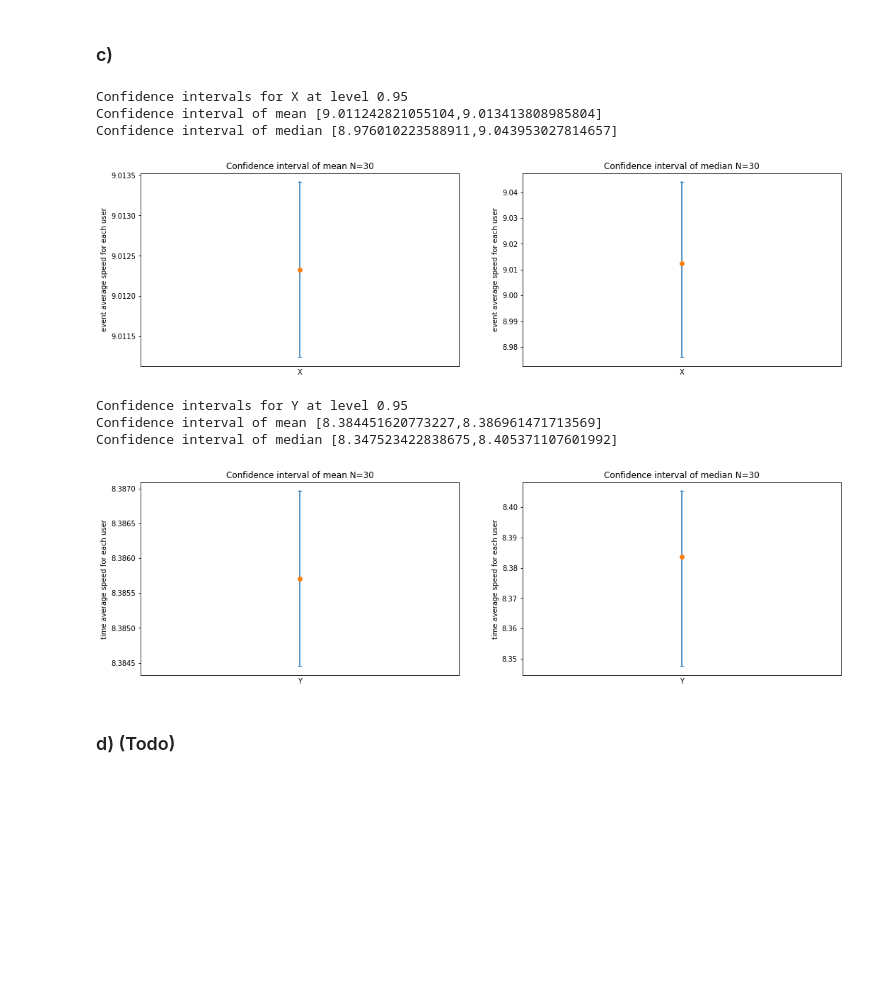
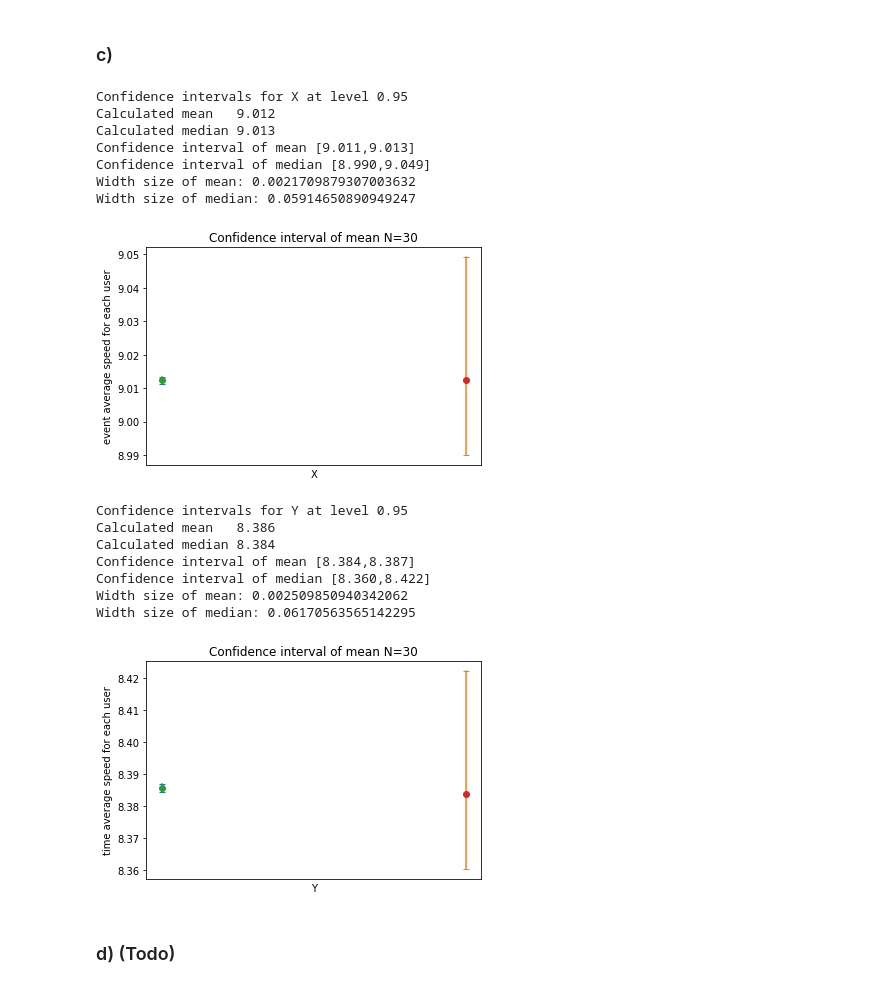
Before and after one commit to joelmfonseca/COM-503, a Jupyter notebook: hw2/hw2_q2_q3_q4.ipynb, the cells around one changed output. Saved outputs shown, nothing was run; the diff lists cells and outputs as text; code cells hidden in the pictures; blank space fills up the shorter version.

```diff
--- a/hw2/hw2_q2_q3_q4.ipynb
+++ b/hw2/hw2_q2_q3_q4.ipynb
@@ -361,20 +445,28 @@ Confidence interval of median [8.341885131096324,8.384305744761624]
 ###  c)
 # %%
 print("Confidence intervals for X at level 0.95")
-plot_intervals(X_N[:30], "X","event average speed for each user", "confidence")
+plot_intervals(X_N[:30], "X","event average speed for each user", "confidence", "X_30_confidence")
 # %% [output]
 Confidence intervals for X at level 0.95
-Confidence interval of mean [9.011242821055104,9.013413808985804]
-Confidence interval of median [8.976010223588911,9.043953027814657]
+Calculated mean   9.012
+Calculated median 9.013
+Confidence interval of mean [9.011,9.013]
+Confidence interval of median [8.990,9.049]
+Width size of mean: 0.0021709879307003632
+Width size of median: 0.05914650890949247
-[figure, old version]
+[figure, new version]
 # %%
 print("Confidence intervals for Y at level 0.95")
-plot_intervals(Y_N[:30], "Y","time average speed for each user", "confidence")
+plot_intervals(Y_N[:30], "Y","time average speed for each user", "confidence", "Y_30_confidence")
 # %% [output]
 Confidence intervals for Y at level 0.95
-Confidence interval of mean [8.384451620773227,8.386961471713569]
-Confidence interval of median [8.347523422838675,8.405371107601992]
+Calculated mean   8.386
+Calculated median 8.384
+Confidence interval of mean [8.384,8.387]
+Confidence interval of median [8.360,8.422]
+Width size of mean: 0.002509850940342062
+Width size of median: 0.06170563565142295
-[figure, old version]
+[figure, new version]
 # %% [markdown]
 ### d) (Todo)
 # %% [markdown]
```
Also changed, not shown: parts of 12 cells of this notebook, 9 other files.
